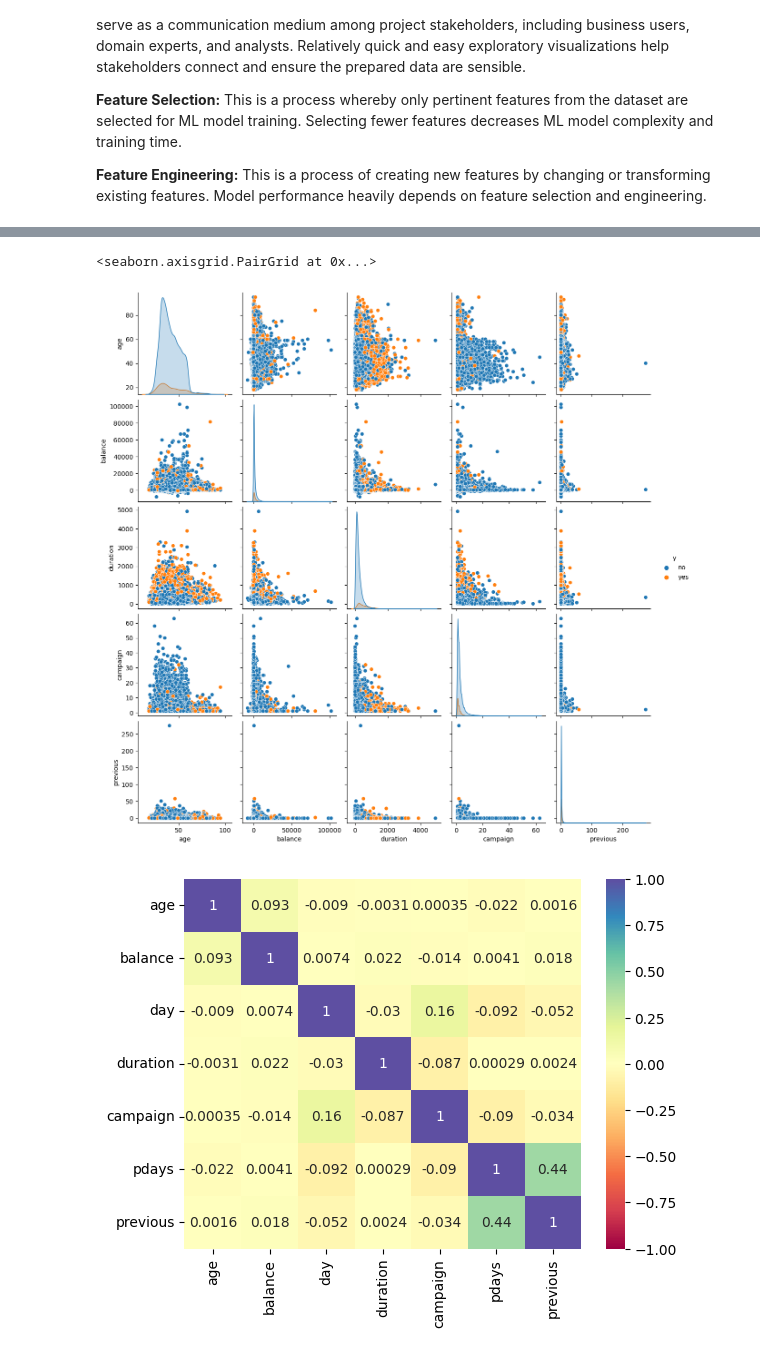
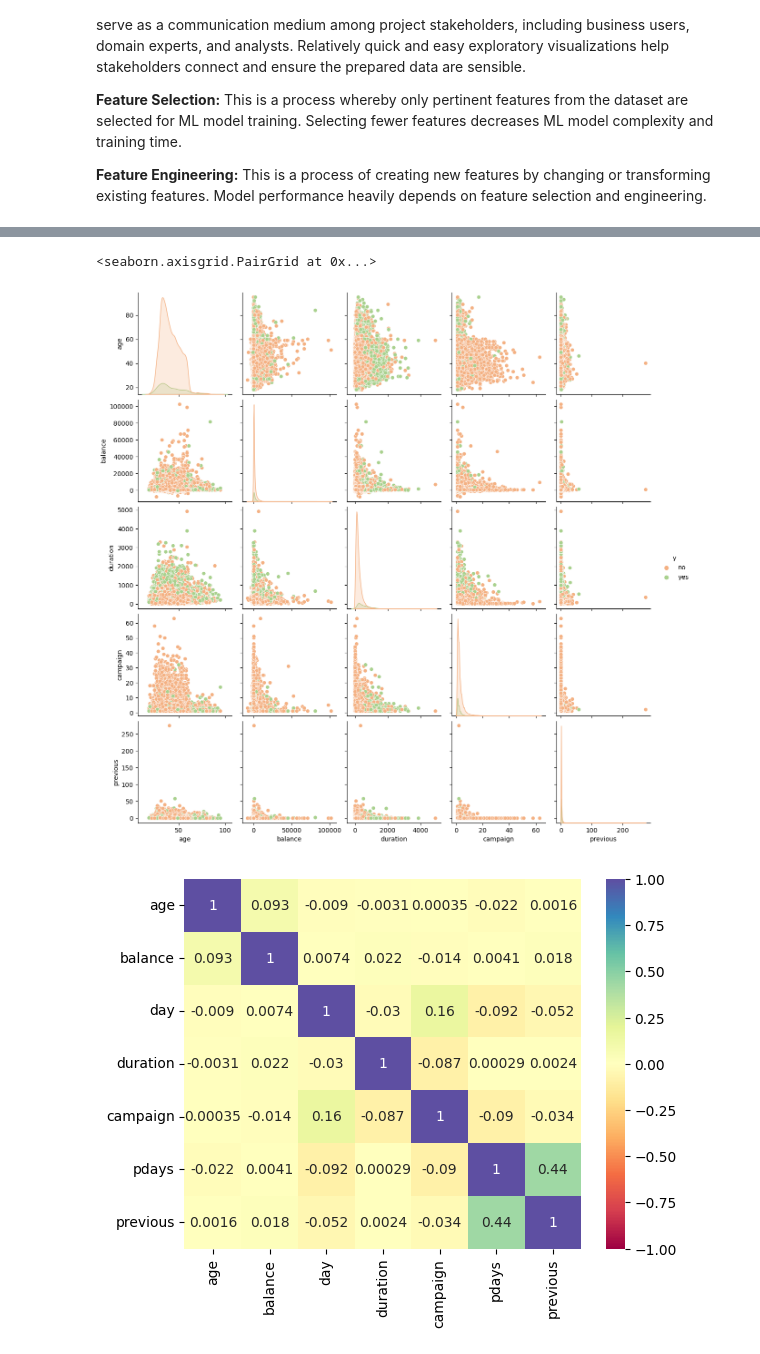
Before and after one commit to yikchungchan/DSA-5101-P1, a Jupyter notebook: DSA5101_project.ipynb, the cells around one changed output, grey strips where cells are left out. Saved outputs shown, nothing was run; the diff lists cells and outputs as text; code cells hidden in the pictures.

```diff
--- a/DSA5101_project.ipynb
+++ b/DSA5101_project.ipynb
@@ -441,0 +452,33 @@ We will begin by looking at the distribution of data.
+# %%
+# make a copy of df_preprocessed
+df_eda = df_preprocessed.copy()
+
+colors = {'no': '#F4B183', 'yes': '#A9D18E'}
+
+# the number of Subscribes users
+plt.rcParams['figure.figsize']=15,5
+plt.subplot(121)
+plt.title('Histogram of y-value', fontsize=10)
+s = sns.countplot(x='y', data=df_eda, palette=colors)
+
+for p in s.patches:
+    s.annotate(format(p.get_height(), '.1f'),
+               (p.get_x() + p.get_width() / 2., p.get_height()),
+                ha = 'center', va = 'center',
+                xytext = (0, 4),
+                textcoords = 'offset points')
+
+
+ax = plt.subplot(122)
+mush_classpie = df_eda['y'].value_counts()
+mush_size = mush_classpie.values.tolist()
+mush_types = mush_classpie.axes[0].tolist()
+plt.title('y-value in %', fontsize=10)
+patches, texts, autotexts = plt.pie(mush_size, colors=list(colors.values()),
+        autopct='%1.1f%%', shadow=False, startangle=150)
+for text,autotext in zip(texts,autotexts):
+    text.set_fontsize(14)
+    autotext.set_fontsize(14)
+
+plt.axis('equal')
+plt.show()
@@ -470,4 +598,0 @@ sns.histplot(df_preprocessed.age, bins = age_bins, kde=True)
-# %%
-colors = {'yes': 'blue', 'no': 'orange'}
-
-sns.histplot(x = df_preprocessed['age'], hue=df_preprocessed['y'], multiple='stack', bins=age_bins)
@@ -499,6 +635,6 @@ dtype: object
 # %%
-sns.pairplot(data=df_preprocessed, hue='y', vars= ['age', 'balance', 'duration', 'campaign', 'previous'])
+sns.pairplot(data=df_preprocessed, hue='y', vars= ['age', 'balance', 'duration', 'campaign', 'previous'], palette=colors)
 # %% [output]
 <seaborn.axisgrid.PairGrid at 0x...>
-[figure, old version]
+[figure, new version]
 # %%
```
Also changed, not shown: parts of 27 cells of this notebook.
